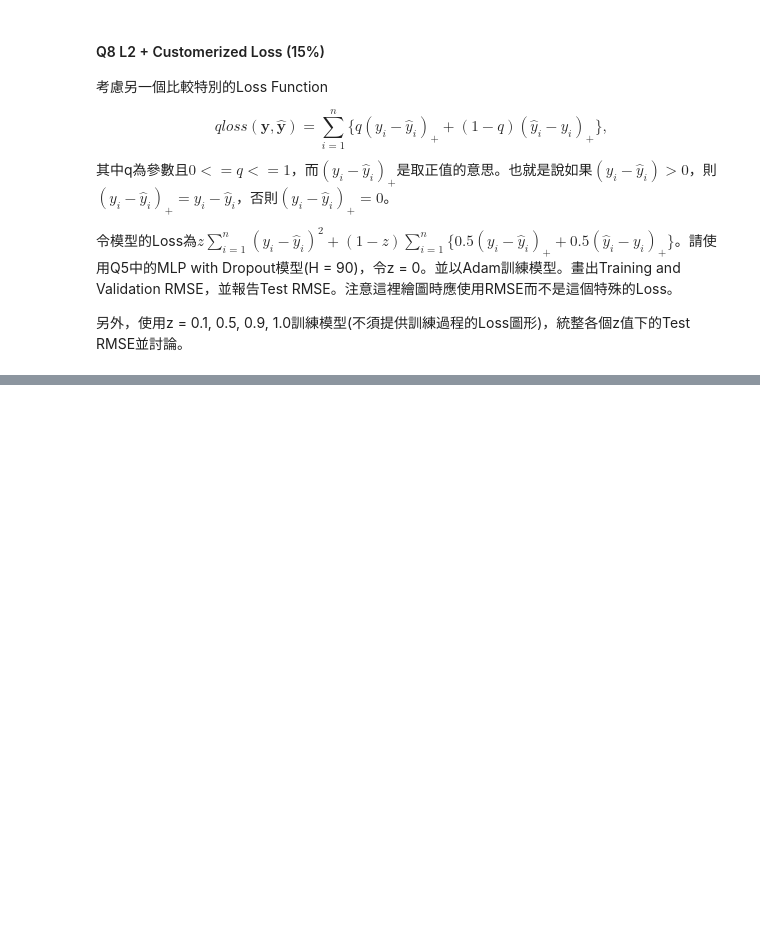
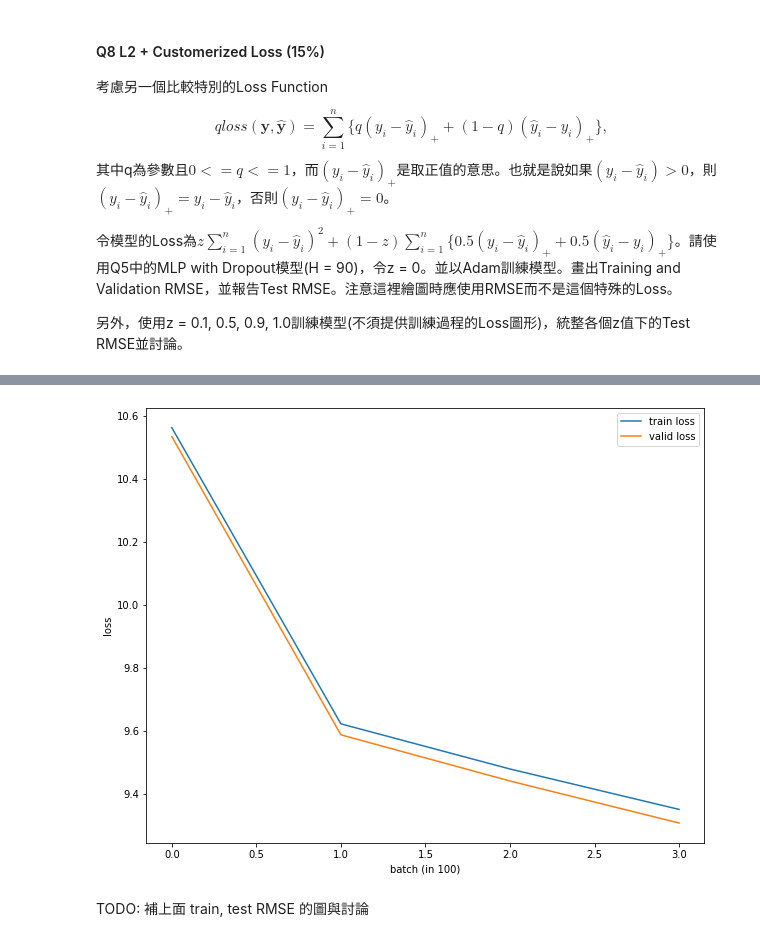
Before and after one commit to Brian-Konr/statistical-learning-IM5056, a Jupyter notebook: hw4/b08705038_hw4.ipynb, the cells around one changed output, grey strips where cells are left out. Saved outputs shown, nothing was run; the diff lists cells and outputs as text; code cells hidden in the pictures; blank space fills up the shorter version.

```diff
--- a/hw4/b08705038_hw4.ipynb
+++ b/hw4/b08705038_hw4.ipynb
@@ -438,3 +740,31 @@ $$
 令模型的Loss為$z \sum_{i=1}^n (y_i - \hat{y}_i)^2 + (1 - z) \sum_{i=1}^n \{ 0.5 (y_i - \hat{y}_i)_+ + 0.5 (\hat{y}_i - y_i)_+ \} $。請使用Q5中的MLP with Dropout模型(H = 90)，令z = 0。並以Adam訓練模型。畫出Training and Validation RMSE，並報告Test RMSE。注意這裡繪圖時應使用RMSE而不是這個特殊的Loss。
 
 另外，使用z = 0.1, 0.5, 0.9, 1.0訓練模型(不須提供訓練過程的Loss圖形)，統整各個z值下的Test RMSE並討論。
+# %%
+q8_mlp = MyMLP(
+        X_subtrain=X_subtrain,
+        Y_subtrain=Y_subtrain,
+        X_valid=X_valid,
+        Y_valid=Y_valid,
+        H=90,
+        lr=0.001,
+        wd=0,
+        mom=0,
+        loss_type=2,
+        optimizer_type=1,
+        use_dropout=True,
+        dropout_rate=0.5,
+        loss_z=0
+    )
+train_loss_list, valid_loss_list = q8_mlp.fit(
+    max_epoch=1,
+    verbose=True,
+    patience_batch_num=5000,
+    model_path='q8_mlp.ckpt'
+)
+
+# draw the training loss and validation loss
+# make figure larger
+plt.figure(figsize=(10, 8))
+draw_loss(train_loss_list, valid_loss_list)
+# %% [output]
@@ -440,0 +775,3 @@ $$
+[figure, added]
+# %% [markdown]
+TODO: 補上面 train, test RMSE 的圖與討論
```
Also changed, not shown: parts of 27 cells of this notebook, 2 other files.
